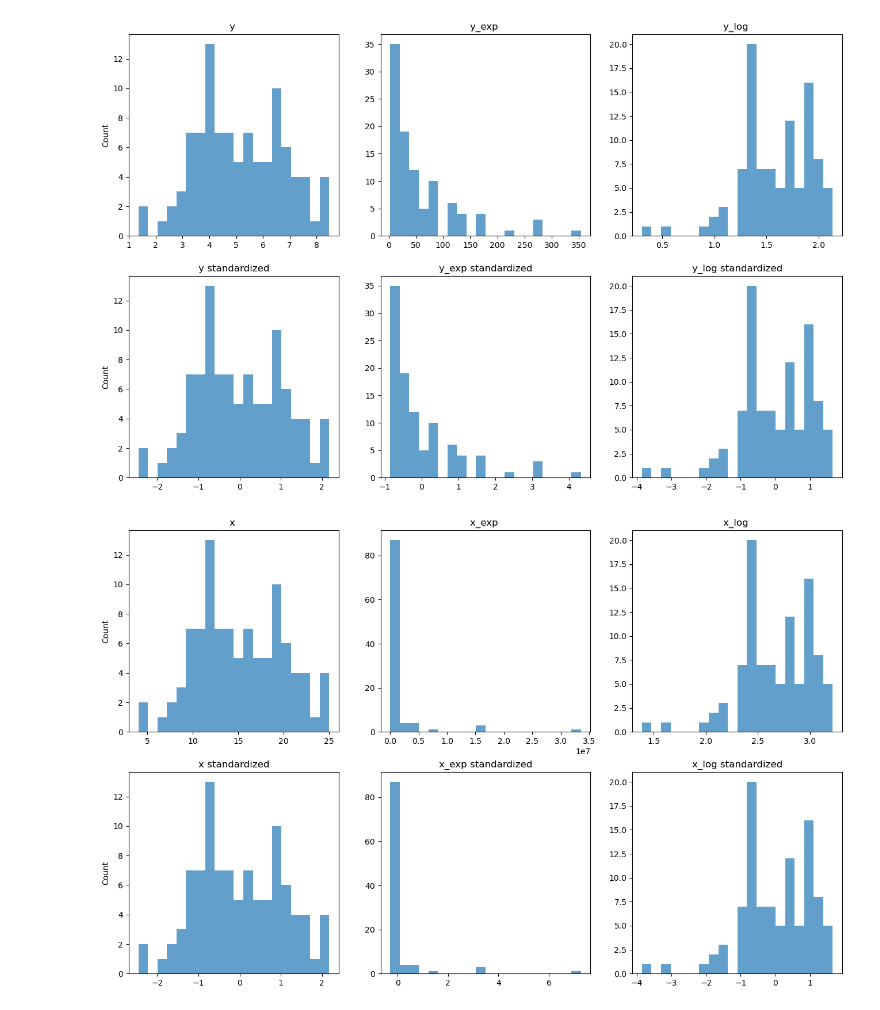
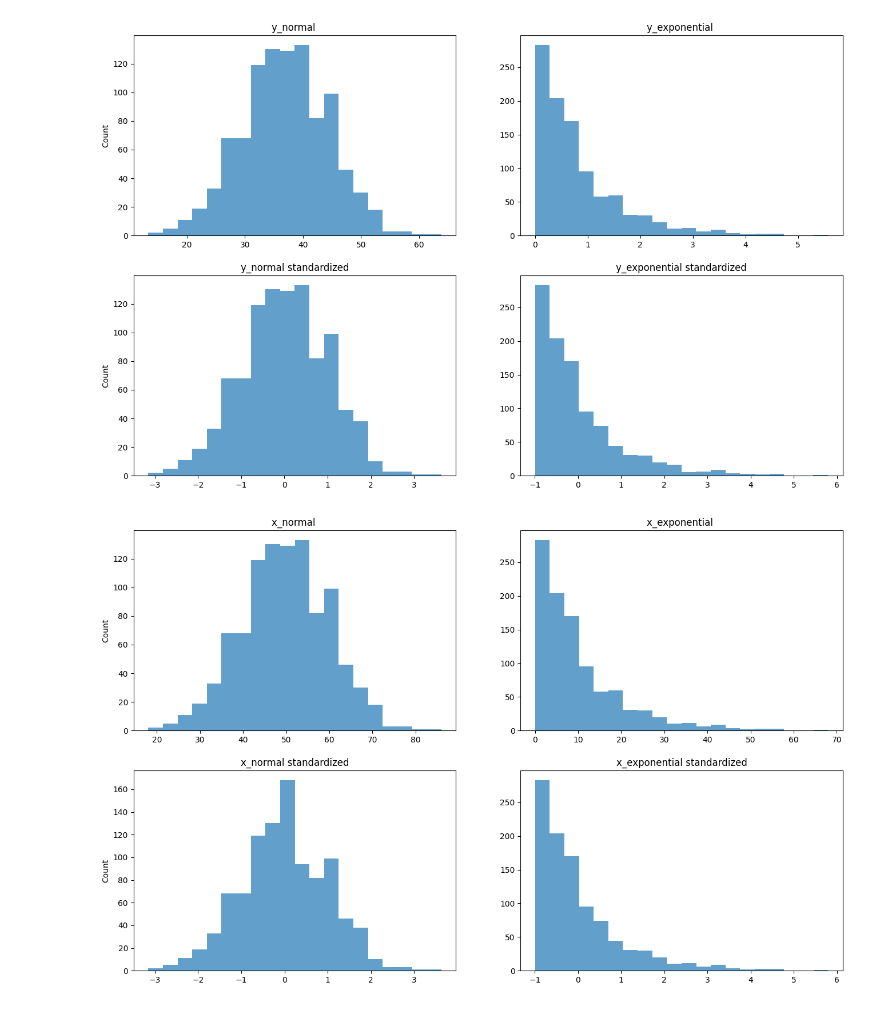
Before and after one commit to Nearpit/BaseEncoding, a Jupyter notebook: experiments.ipynb, the cells around one changed output. Saved outputs shown, nothing was run; the diff lists cells and outputs as text; code cells hidden in the pictures.

```diff
--- a/experiments.ipynb
+++ b/experiments.ipynb
@@ -15,41 +17,43 @@ from encoding.layers import IntegerBaseEncoder
 # %%
 seed = 123
 tf.random.set_seed(seed)
-gen = generator.DataGenerator(mean=15, std=4, is_int=True)
-x, y = gen.generate(n_features=1, n_samples=100)
+n_samples = 1000
+n_features = 1
+mean = 50
+std = 10
 
-x = np.ravel(x)
-order = np.argsort(x).reshape(-1, 1)
-x, y = x[order], y[order]
-x_exp = np.power(2, x)
-y_exp = np.power(2, y)
-x_log = np.log(x)
-y_log = np.log(y)
+for dist_name in ['normal', 'exponential']:
+    gen = generator.DataGenerator(mean=mean, std=std, dist=dist_name, is_int=True)
+    x, y = gen.generate(n_features=n_features, n_samples=n_samples)
+    x = np.ravel(x)
+    order = np.argsort(x).reshape(-1, 1)
+    x, y = x[order], y[order]
+    exec(f'x_{dist_name}=x\ny_{dist_name}=y')
 # %%
 standard = lambda x:(x - x.mean())/x.std()
 # %%
-fig, ax = plt.subplots(2, 3, figsize=(16,10))
+fig, ax = plt.subplots(2, 2, figsize=(16,10))
 kwargs = {'bins': 20}
 
-for idx, name in enumerate( ['y', 'y_exp', 'y_log']):
+for idx, name in enumerate( ['y_normal', 'y_exponential']):
     for idy, standard_name in enumerate(['', 'standardized']):
         cur = eval(name)
         if standard_name:
             cur = standard(cur)
         ax[idy, idx].hist(cur, alpha=0.7, **kwargs)
         ax[idy, idx].set_title(name + f' {standard_name}')
 
 ax[0, 0].set(ylabel='Count')
 ax[1, 0].set(ylabel='Count')
 
 plt.show()
 # %% [output]
-[figure, old version]
+[figure, new version]
 # %%
-fig, ax = plt.subplots(2, 3, figsize=(16,10))
+fig, ax = plt.subplots(2, 2, figsize=(16,10))
 kwargs = {'bins': 20}
 
-for idx, name in enumerate( ['x', 'x_exp', 'x_log']):
+for idx, name in enumerate( ['x_normal', 'x_exponential']):
     for idy, standard_name in enumerate(['', 'standardized']):
         cur = eval(name)
         if standard_name:
@@ -62,4 +66,4 @@ ax[1, 0].set(ylabel='Count')
 
 plt.show()
 # %% [output]
-[figure, old version]
+[figure, new version]
```
Also changed, not shown: parts of 6 cells of this notebook, 2 other files.
